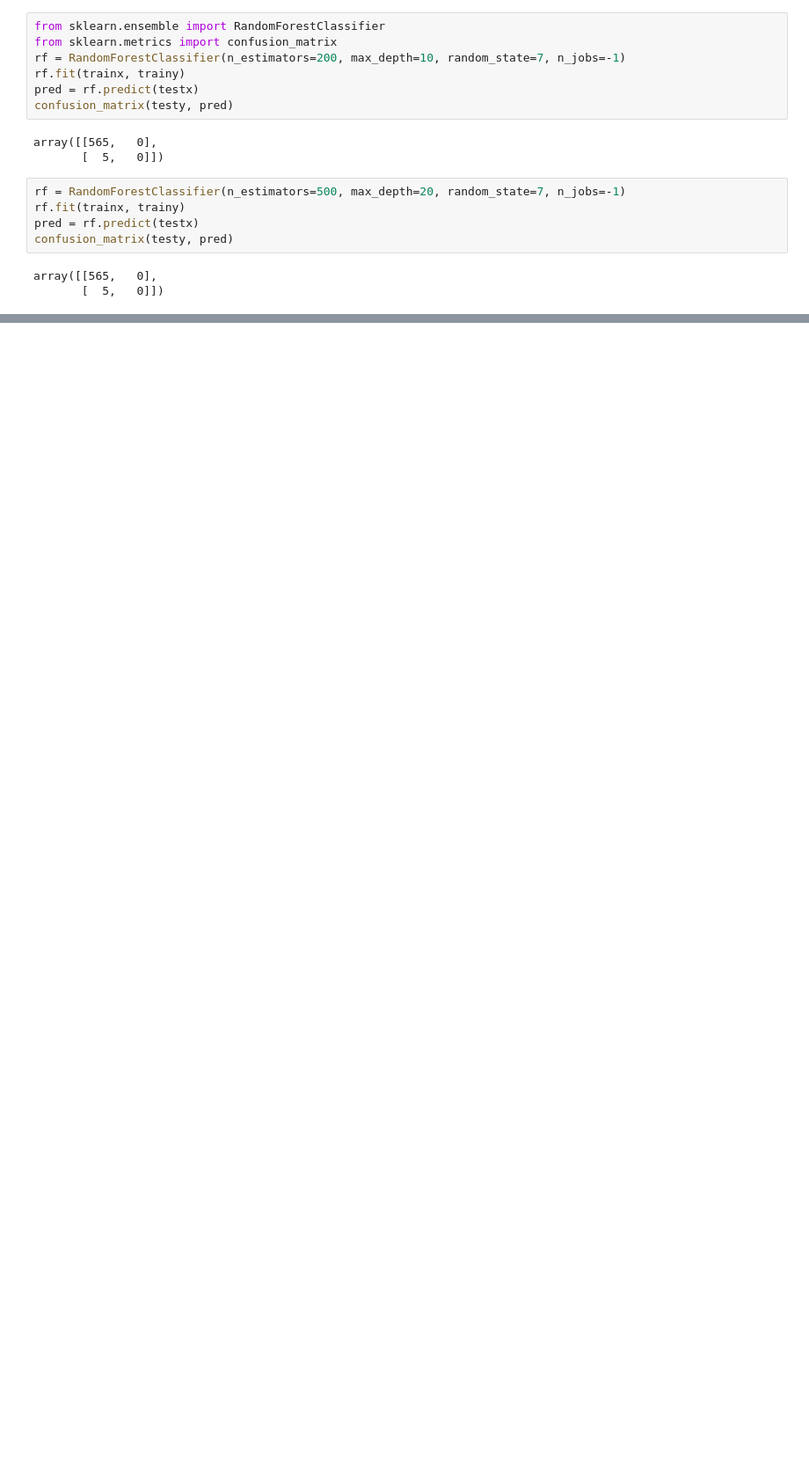
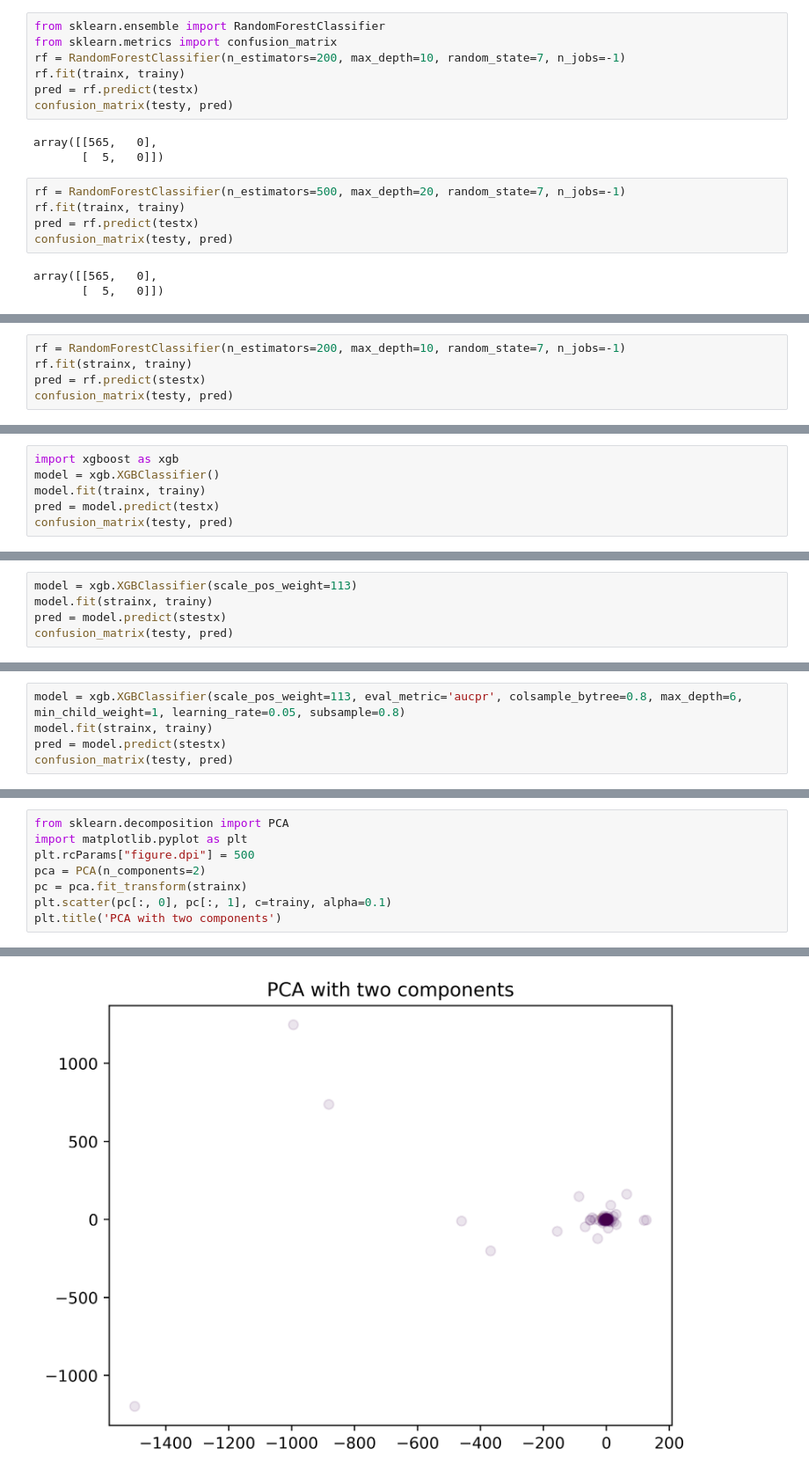
Before and after one commit to Jaredwinn77/ACME_VOL3_PLANET_FINDER, a Jupyter notebook: classifier.ipynb, the cells around one changed output, grey strips where cells are left out. Shown at 88% size. Saved outputs shown, nothing was run; the diff lists cells and outputs as text; blank space fills up the shorter version.

Commit message:
update classifier

```diff
--- a/classifier.ipynb
+++ b/classifier.ipynb
@@ -52,0 +84,5 @@ ModuleNotFoundError: No module named 'torch'
+# %%
+rf = RandomForestClassifier(n_estimators=200, max_depth=10, random_state=7, n_jobs=-1)
+rf.fit(strainx, trainy)
+pred = rf.predict(stestx)
+confusion_matrix(testy, pred)
@@ -52,0 +96,6 @@ ModuleNotFoundError: No module named 'torch'
+# %%
+import xgboost as xgb
+model = xgb.XGBClassifier()
+model.fit(trainx, trainy)
+pred = model.predict(testx)
+confusion_matrix(testy, pred)
@@ -52,0 +107,5 @@ ModuleNotFoundError: No module named 'torch'
+# %%
+model = xgb.XGBClassifier(scale_pos_weight=113)
+model.fit(strainx, trainy)
+pred = model.predict(stestx)
+confusion_matrix(testy, pred)
@@ -52,0 +115,5 @@ ModuleNotFoundError: No module named 'torch'
+# %%
+model = xgb.XGBClassifier(scale_pos_weight=113, eval_metric='aucpr', colsample_bytree=0.8, max_depth=6, min_child_weight=1, learning_rate=0.05, subsample=0.8)
+model.fit(strainx, trainy)
+pred = model.predict(stestx)
+confusion_matrix(testy, pred)
@@ -52,0 +125,9 @@ ModuleNotFoundError: No module named 'torch'
+# %%
+from sklearn.decomposition import PCA
+import matplotlib.pyplot as plt
+plt.rcParams["figure.dpi"] = 500
+pca = PCA(n_components=2)
+pc = pca.fit_transform(strainx)
+plt.scatter(pc[:, 0], pc[:, 1], c=trainy, alpha=0.1)
+plt.title('PCA with two components')
+# %% [output]
@@ -52,0 +135 @@ ModuleNotFoundError: No module named 'torch'
+[figure, added]
```
Also changed, not shown: parts of 43 cells of this notebook.
